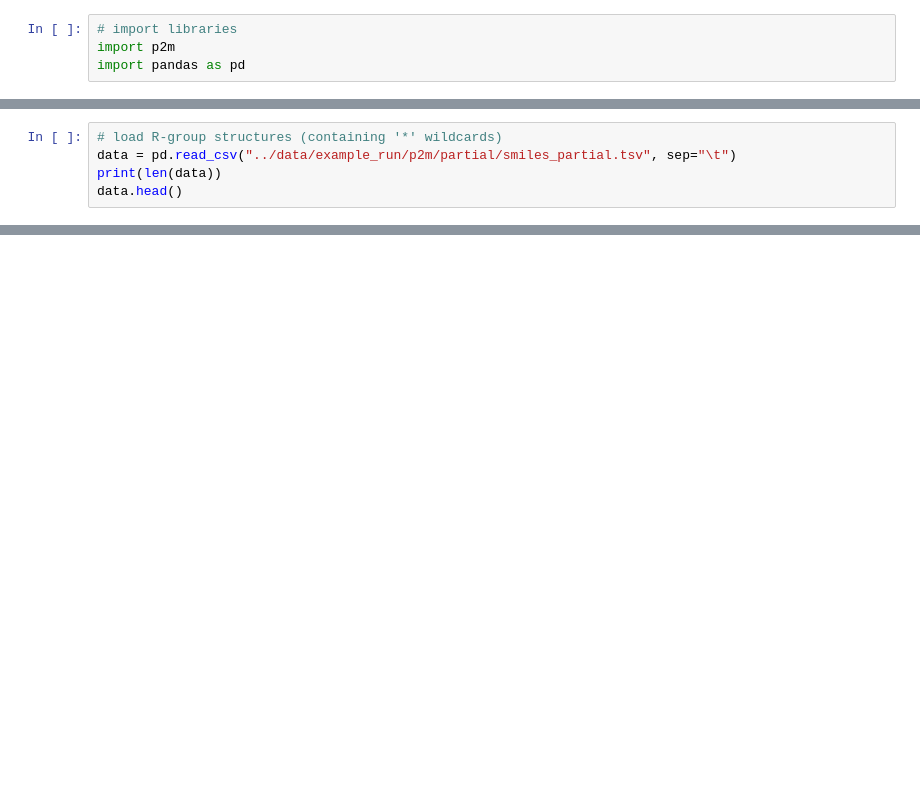
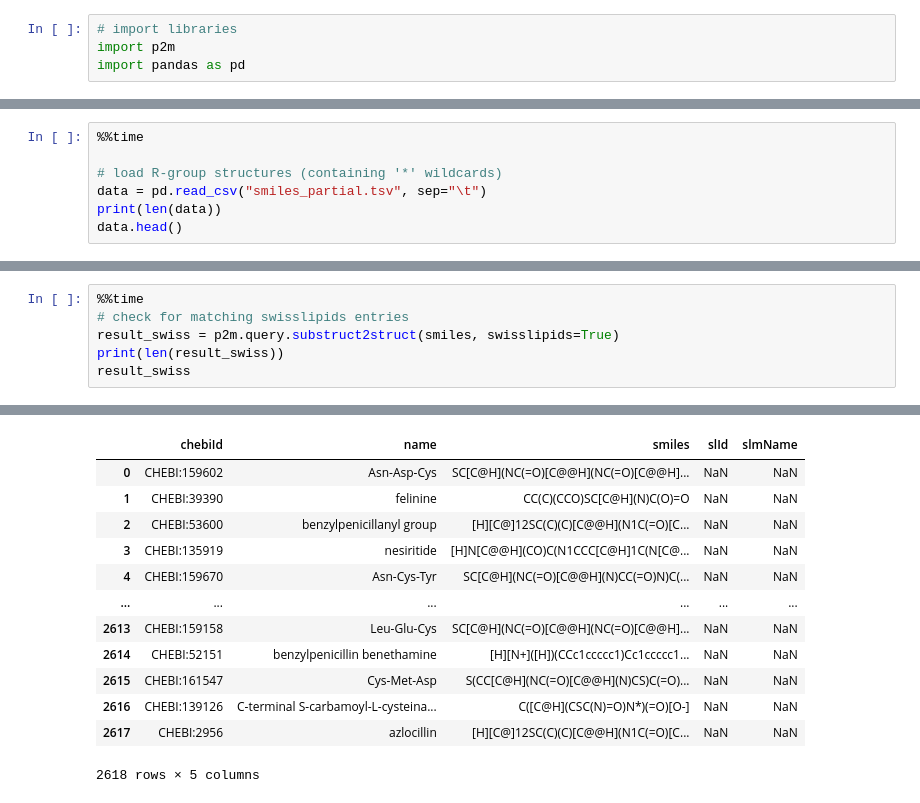
Before and after one commit to pnnl/p2m, a Jupyter notebook: resources/substructure_expansion.ipynb, the cells around one changed output, grey strips where cells are left out. Saved outputs shown, nothing was run; the diff lists cells and outputs as text; blank space fills up the shorter version.

```diff
--- a/resources/substructure_expansion.ipynb
+++ b/resources/substructure_expansion.ipynb
@@ -11,6 +13,8 @@ import pandas as pd
 # %%
+%%time
+
 # load R-group structures (containing '*' wildcards)
-data = pd.read_csv("../data/example_run/p2m/partial/smiles_partial.tsv", sep="\t")
+data = pd.read_csv("smiles_partial.tsv", sep="\t")
 print(len(data))
 data.head()
 # %% [output]
@@ -39,0 +56,7 @@ result.head()
+# %%
+%%time
+# check for matching swisslipids entries
+result_swiss = p2m.query.substruct2struct(smiles, swisslipids=True)
+print(len(result_swiss))
+result_swiss
+# %% [output]
@@ -39,0 +66,13 @@ result.head()
+|  | chebiId | name | smiles | slId | slmName |
+| 0 | CHEBI:159602 | Asn-Asp-Cys | SC[C@H](NC(=O)[C@@H](NC(=O)[C@@H]... | NaN | NaN |
+| 1 | CHEBI:39390 | felinine | CC(C)(CCO)SC[C@H](N)C(O)=O | NaN | NaN |
+| 2 | CHEBI:53600 | benzylpenicillanyl group | [H][C@]12SC(C)(C)[C@@H](N1C(=O)[C... | NaN | NaN |
+| 3 | CHEBI:135919 | nesiritide | [H]N[C@@H](CO)C(N1CCC[C@H]1C(N[C@... | NaN | NaN |
+| 4 | CHEBI:159670 | Asn-Cys-Tyr | SC[C@H](NC(=O)[C@@H](N)CC(=O)N)C(... | NaN | NaN |
+| ... | ... | ... | ... | ... | ... |
+| 2613 | CHEBI:159158 | Leu-Glu-Cys | SC[C@H](NC(=O)[C@@H](NC(=O)[C@@H]... | NaN | NaN |
+| 2614 | CHEBI:52151 | benzylpenicillin benethamine | [H][N+]([H])(CCc1ccccc1)Cc1ccccc1... | NaN | NaN |
+| 2615 | CHEBI:161547 | Cys-Met-Asp | S(CC[C@H](NC(=O)[C@@H](N)CS)C(=O)... | NaN | NaN |
+| 2616 | CHEBI:139126 | C-terminal S-carbamoyl-L-cysteina... | C([C@H](CSC(N)=O)N*)(=O)[O-] | NaN | NaN |
+| 2617 | CHEBI:2956 | azlocillin | [H][C@]12SC(C)(C)[C@@H](N1C(=O)[C... | NaN | NaN |
+2618 rows × 5 columns
```
Also changed, not shown: parts of 8 cells of this notebook, 1 other file.
